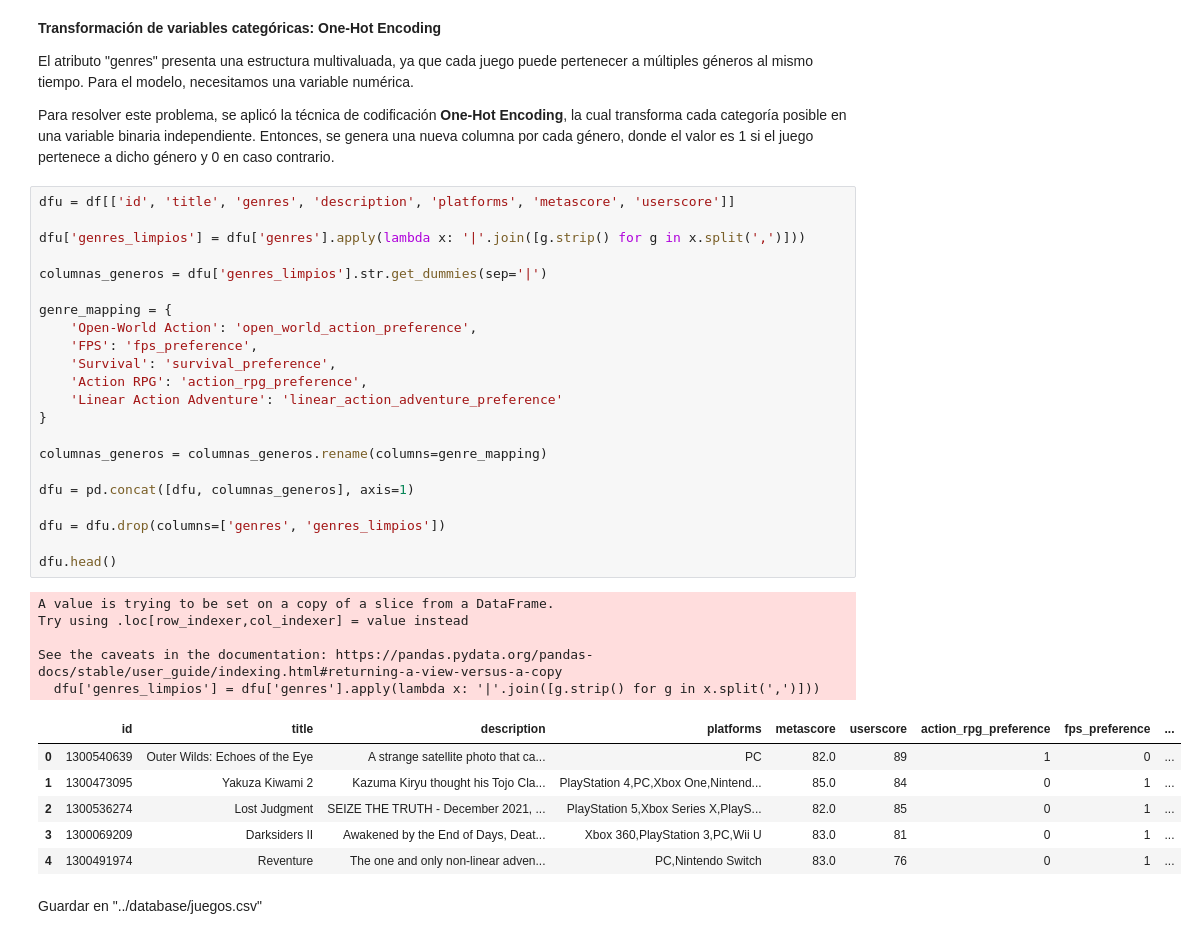
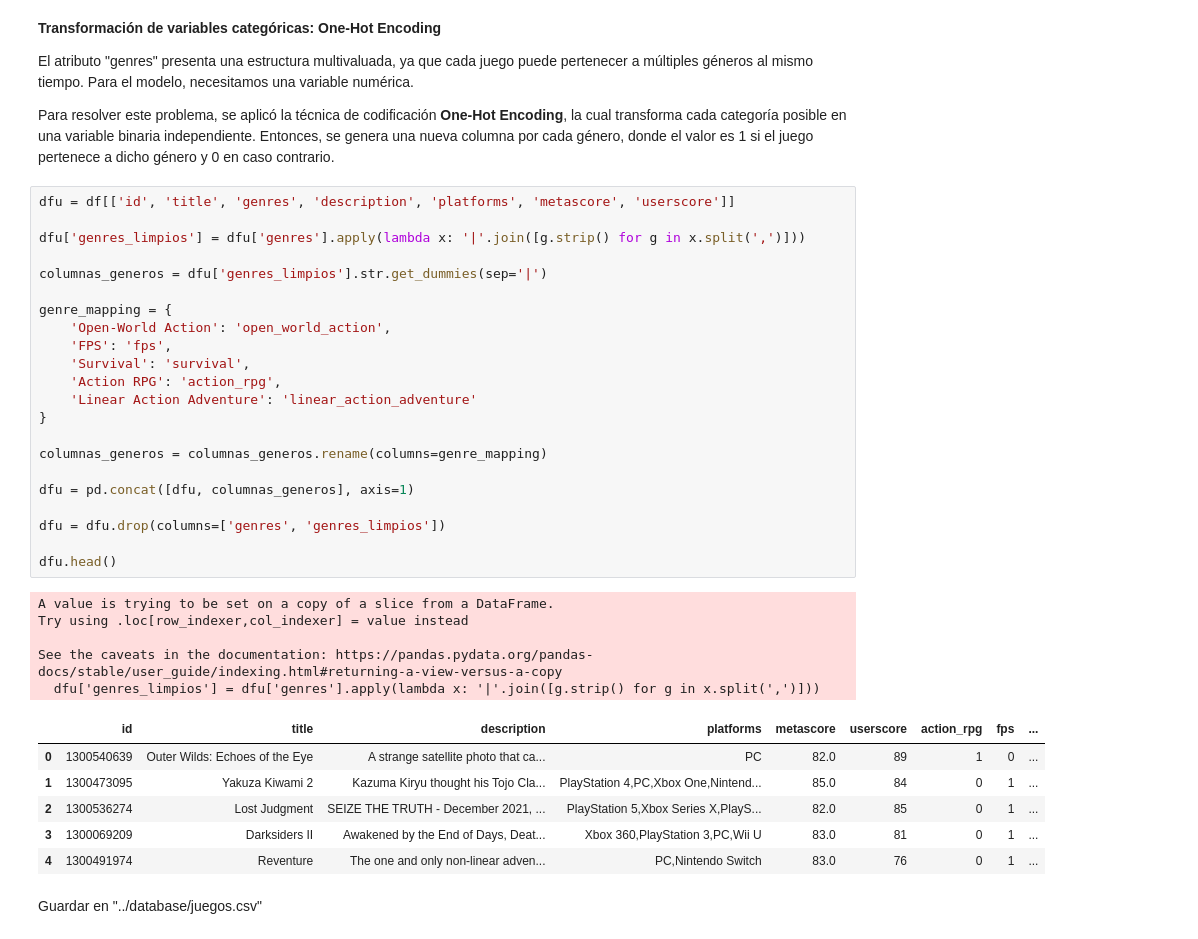
Before and after one commit to SantiagoCiaponi/data-science, a Jupyter notebook: notebooks/data_mining.ipynb, the cells around one changed output. Saved outputs shown, nothing was run; the diff lists cells and outputs as text.

```diff
--- a/notebooks/data_mining.ipynb
+++ b/notebooks/data_mining.ipynb
@@ -1189,32 +1189,32 @@ Para resolver este problema, se aplicó la técnica de codificación **One-Hot E
 # %%
 dfu = df[['id', 'title', 'genres', 'description', 'platforms', 'metascore', 'userscore']]
 
 dfu['genres_limpios'] = dfu['genres'].apply(lambda x: '|'.join([g.strip() for g in x.split(',')]))
 
 columnas_generos = dfu['genres_limpios'].str.get_dummies(sep='|')
 
 genre_mapping = {
-    'Open-World Action': 'open_world_action_preference',
-    'FPS': 'fps_preference',
-    'Survival': 'survival_preference',
-    'Action RPG': 'action_rpg_preference',
-    'Linear Action Adventure': 'linear_action_adventure_preference'
+    'Open-World Action': 'open_world_action',
+    'FPS': 'fps',
+    'Survival': 'survival',
+    'Action RPG': 'action_rpg',
+    'Linear Action Adventure': 'linear_action_adventure'
 }
 
 columnas_generos = columnas_generos.rename(columns=genre_mapping)
 
 dfu = pd.concat([dfu, columnas_generos], axis=1)
 
 dfu = dfu.drop(columns=['genres', 'genres_limpios'])
 
 dfu.head()
 # %% [output]
 A value is trying to be set on a copy of a slice from a DataFrame.
 Try using .loc[row_indexer,col_indexer] = value instead
 
 See the caveats in the documentation: https://pandas.pydata.org/pandas-docs/stable/user_guide/indexing.html#returning-a-view-versus-a-copy
   dfu['genres_limpios'] = dfu['genres'].apply(lambda x: '|'.join([g.strip() for g in x.split(',')]))
-|  | id | title | description | platforms | metascore | userscore | action_rpg_preference | fps_preference | ... |
+|  | id | title | description | platforms | metascore | userscore | action_rpg | fps | ... |
 | 0 | 1300540639 | Outer Wilds: Echoes of the Eye | A strange satellite photo that ca... | PC | 82.0 | 89 | 1 | 0 | ... |
 | 1 | 1300473095 | Yakuza Kiwami 2 | Kazuma Kiryu thought his Tojo Cla... | PlayStation 4,PC,Xbox One,Nintend... | 85.0 | 84 | 0 | 1 | ... |
 | 2 | 1300536274 | Lost Judgment | SEIZE THE TRUTH - December 2021, ... | PlayStation 5,Xbox Series X,PlayS... | 82.0 | 85 | 0 | 1 | ... |
```
Also changed, not shown: 4 other files.
